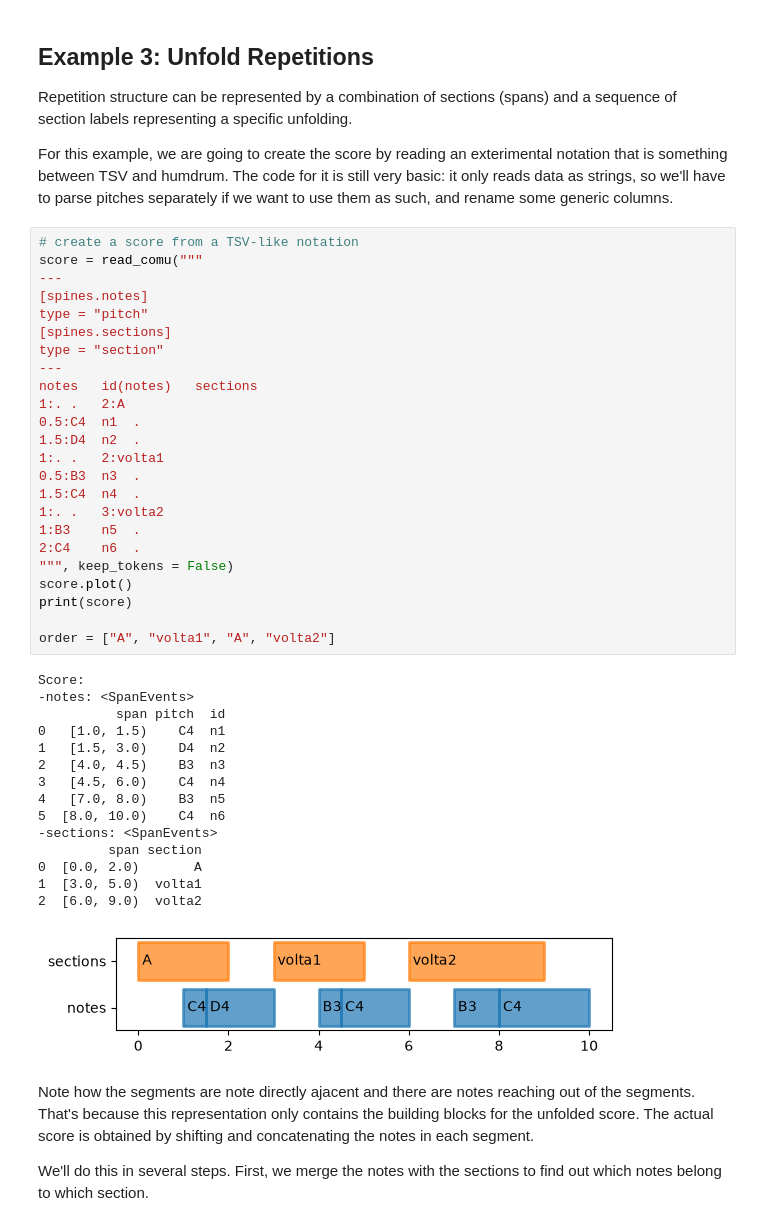
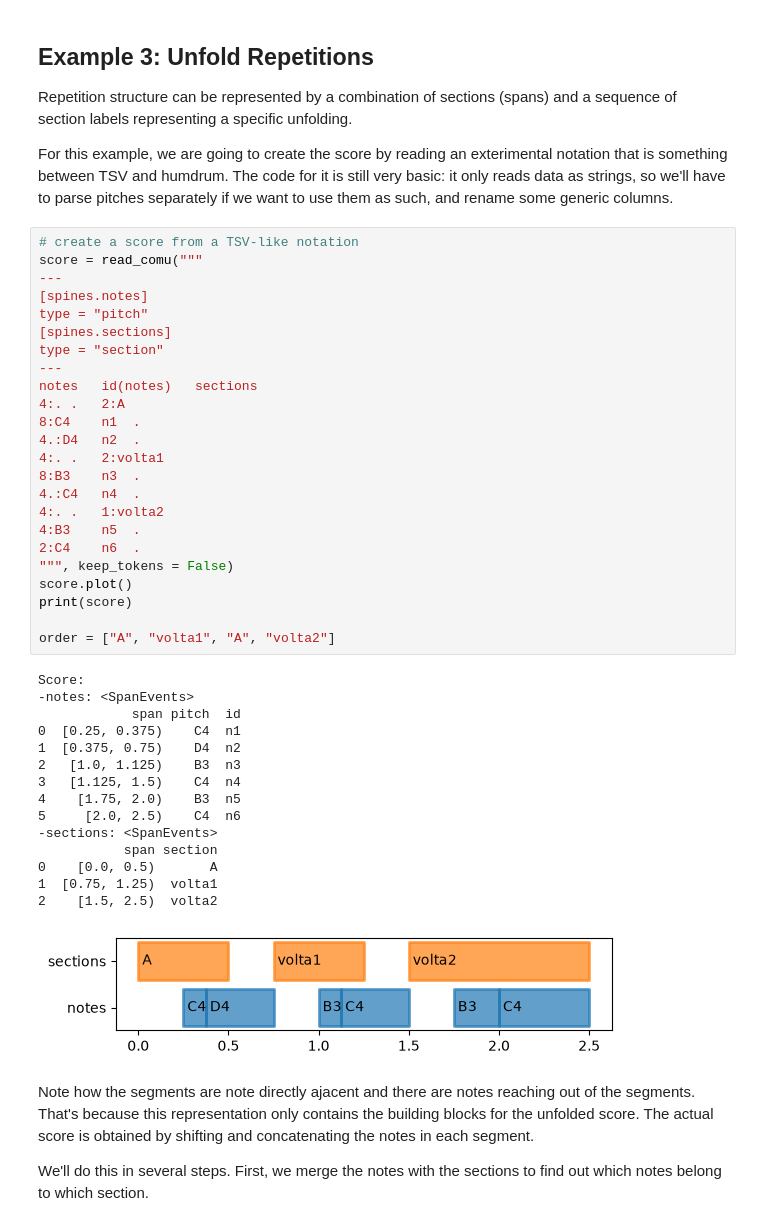
Before and after one commit to Amsterdam-Music-Lab/music-format-experiments, a Jupyter notebook: examples.ipynb, the cells around one changed output. Drawn from its saved outputs; the diff is of its cells as text.

```diff
--- a/examples.ipynb
+++ b/examples.ipynb
@@ -227,43 +227,43 @@ and rename some generic columns.
 # %%
 # create a score from a TSV-like notation
 score = read_comu("""
 ---
 [spines.notes]
 type = "pitch"
 [spines.sections]
 type = "section"
 ---
 notes	id(notes)	sections
-1:.	.	2:A
-0.5:C4	n1	.
-1.5:D4	n2	.
-1:.	.	2:volta1
-0.5:B3	n3	.
-1.5:C4	n4	.
-1:.	.	3:volta2
-1:B3	n5	.
+4:.	.	2:A
+8:C4	n1	.
+4.:D4	n2	.
+4:.	.	2:volta1
+8:B3	n3	.
+4.:C4	n4	.
+4:.	.	1:volta2
+4:B3	n5	.
 2:C4	n6	.
 """, keep_tokens = False)
 score.plot()
 print(score)
 
 order = ["A", "volta1", "A", "volta2"]
 # %% [output]
 Score:
 -notes: <SpanEvents>
-          span pitch  id
-0   [1.0, 1.5)    C4  n1
-1   [1.5, 3.0)    D4  n2
-2   [4.0, 4.5)    B3  n3
-3   [4.5, 6.0)    C4  n4
-4   [7.0, 8.0)    B3  n5
-5  [8.0, 10.0)    C4  n6
+            span pitch  id
+0  [0.25, 0.375)    C4  n1
+1  [0.375, 0.75)    D4  n2
+2   [1.0, 1.125)    B3  n3
+3   [1.125, 1.5)    C4  n4
+4    [1.75, 2.0)    B3  n5
+5     [2.0, 2.5)    C4  n6
 -sections: <SpanEvents>
-         span section
-0  [0.0, 2.0)       A
-1  [3.0, 5.0)  volta1
-2  [6.0, 9.0)  volta2
+           span section
+0    [0.0, 0.5)       A
+1  [0.75, 1.25)  volta1
+2    [1.5, 2.5)  volta2
-[figure, old version]
+[figure, new version]
 # %% [markdown]
 Note how the segments are note directly ajacent and there are notes reaching out of the segments.
 That's because this representation only contains the building blocks for the unfolded score.
```
Also changed, not shown: parts of 13 cells of this notebook, 1 other file.
